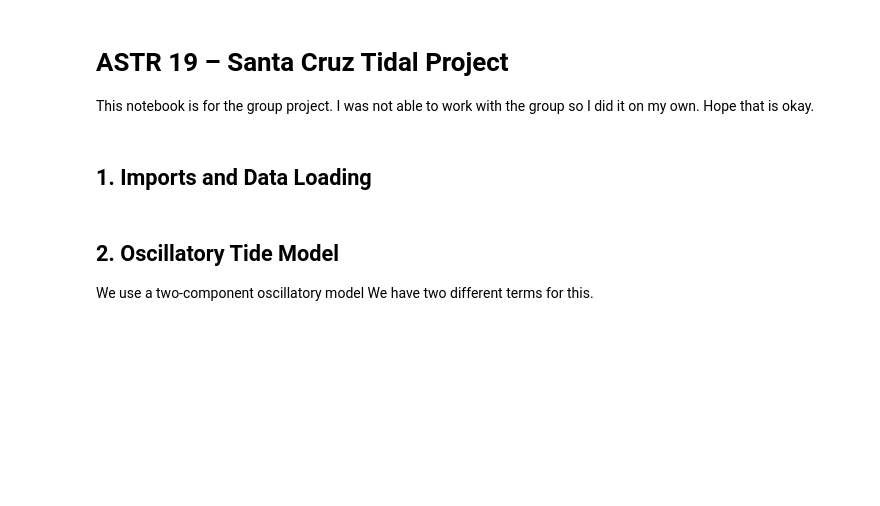
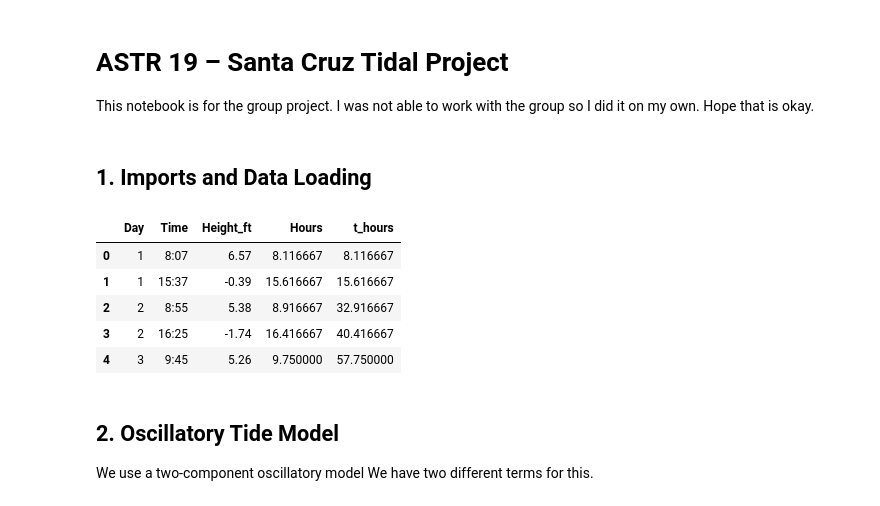
Before and after one commit to ataimoor-oss/ASTR_19_Group_Project, a Jupyter notebook: ASTR_19_Tidal_Report.ipynb, the cells around one changed output. Saved outputs shown, nothing was run; the diff lists cells and outputs as text; code cells hidden in the pictures; blank space fills up the shorter version.

```diff
--- a/ASTR_19_Tidal_Report.ipynb
+++ b/ASTR_19_Tidal_Report.ipynb
@@ -14,28 +14,35 @@ from scipy.optimize import curve_fit # pyright: ignore[reportMissingImports]
 # %%
 # Load the provided tide data file
 #Thi is for the first part of sparsing all the data
 filename = "ASTR19_F25_group_project_data.txt"
 
 # File format:
 # Column A: Day
 # Column B: Time in hours:minutes (H:M)
 # Column C: Tide height in feet (ft)
 
 data = pd.read_csv (
     filename, sep = r"\s+", header = None, names = ["Day", "Time", "Height_ft"], engine = "python", comment = "#"
 )
 
 def parse_time(t):
     hr, mn = t.split(":")
     return int(hr) + int(mn)/60
 
 data["Hours"] = data["Time"].apply(parse_time)
 data["t_hours"] = (data["Day"] - 1) * 24 + data["Hours"]
 
 t = data["t_hours"].values
-h = data["height_ft"].values
+h = data["Height_ft"].values
 
 data.head()
+# %% [output]
+|  | Day | Time | Height_ft | Hours | t_hours |
+| 0 | 1 | 8:07 | 6.57 | 8.116667 | 8.116667 |
+| 1 | 1 | 15:37 | -0.39 | 15.616667 | 15.616667 |
+| 2 | 2 | 8:55 | 5.38 | 8.916667 | 32.916667 |
+| 3 | 2 | 16:25 | -1.74 | 16.416667 | 40.416667 |
+| 4 | 3 | 9:45 | 5.26 | 9.750000 | 57.750000 |
 # %% [markdown]
 ## 2. Oscillatory Tide Model
 
```
Also changed, not shown: parts of 7 cells of this notebook.
